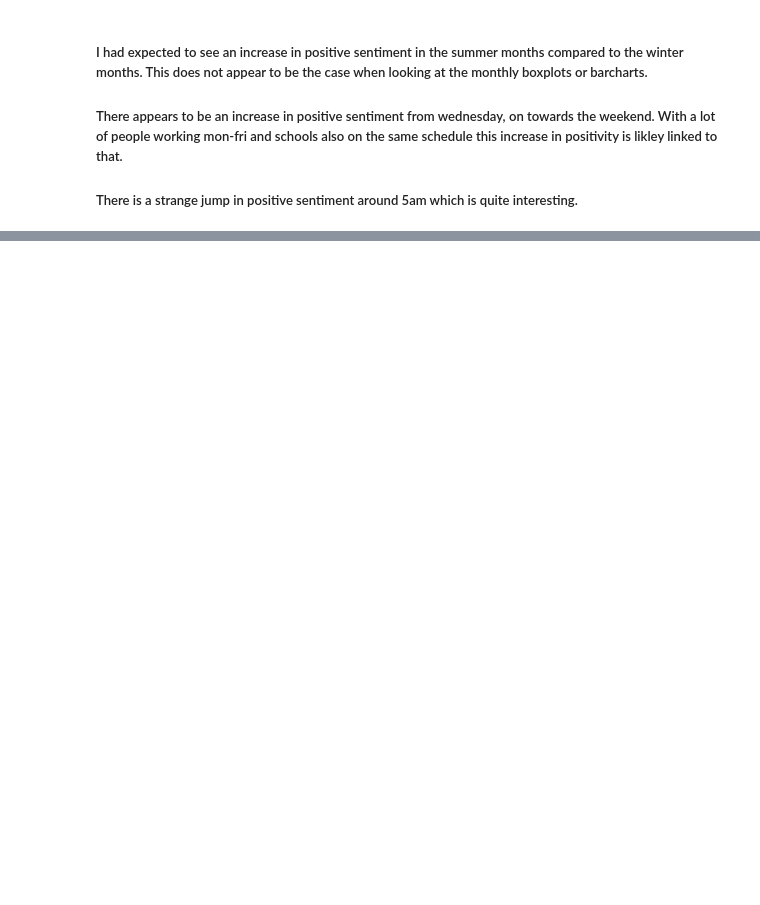
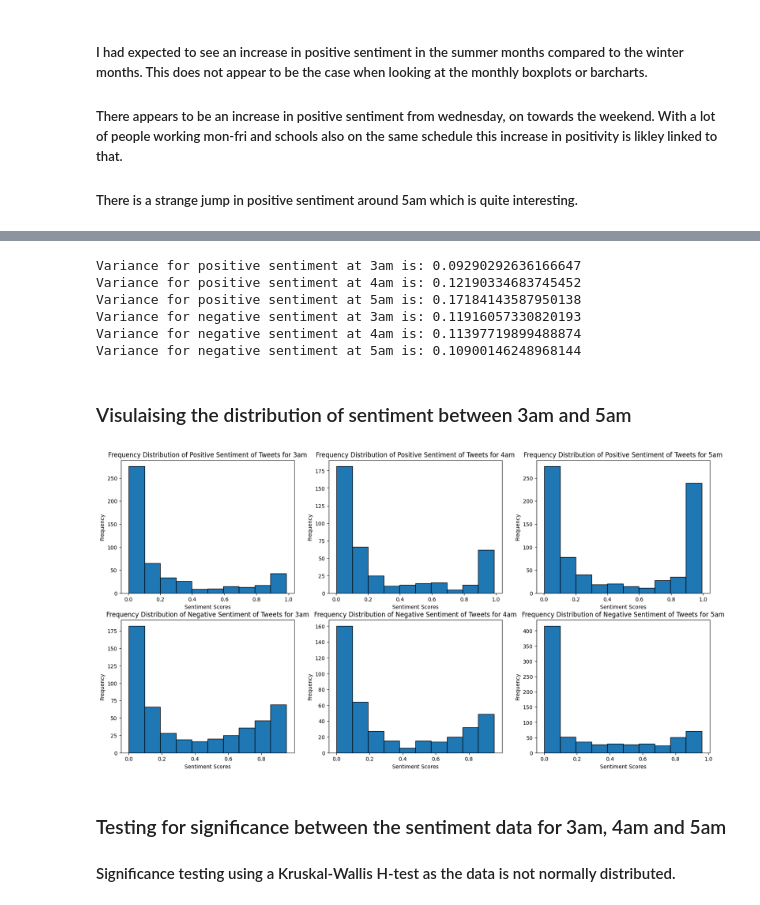
Before and after one commit to christywastaken/twitter-sentiment-analysis, a Jupyter notebook: twitter_sentiment_analysis.ipynb, the cells around one changed output, grey strips where cells are left out. Drawn from its saved outputs; the diff is of its cells as text; code cells hidden in the pictures; blank space fills up the shorter version.

```diff
--- a/twitter_sentiment_analysis.ipynb
+++ b/twitter_sentiment_analysis.ipynb
@@ -584,0 +359,16 @@ Error at index:39284 | Error: The expanded size of the tensor (605) must match t
+# %%
+# Testing for normality
+from scipy.stats import shapiro
+alpha = 0.05
+sentiment_list = ['positive', 'negative']
+period_list = [3,4,5]
+for sentiment in sentiment_list:
+    for period in period_list:
+        df = filtered_hour_only_df[filtered_hour_only_df['hour'] == period]
+        sentiment_data = df[sentiment]
+        test_result = shapiro(sentiment_data)
+        print(f'Shapiro-Wilk Test for {sentiment.capitalize()} sentiment at {str(period)} AM: ', test_result)
+        if test_result.pvalue < alpha:
+            print(f'{sentiment.capitalize()} Sentiment Data for {str(period)}am does not follow a normal distribution\n')
+        else:
+            print(f'{sentiment.capitalize()} Sentiment Data for {str(period)}am does follow a normal distribution.\n')
@@ -584,0 +393,39 @@ Error at index:39284 | Error: The expanded size of the tensor (605) must match t
+# %%
+# Calculating variance.
+sentiment_list = ['positive', 'negative']
+period_list = [3,4,5]
+for sentiment in sentiment_list:
+    for period in period_list:
+        df = filtered_hour_only_df[filtered_hour_only_df['hour'] == period]
+        sentiment_data = df[sentiment]
+        variance = np.var(sentiment_data, ddof=0)
+        print(f'Variance for {sentiment} sentiment at {period}am is: {variance}')
+# %% [output]
+Variance for positive sentiment at 3am is: 0.09290292636166647
+Variance for positive sentiment at 4am is: 0.12190334683745452
+Variance for positive sentiment at 5am is: 0.17184143587950138
+Variance for negative sentiment at 3am is: 0.11916057330820193
+Variance for negative sentiment at 4am is: 0.11397719899488874
+Variance for negative sentiment at 5am is: 0.10900146248968144
+# %% [markdown]
+### Visulaising the distribution of sentiment between 3am and 5am
+# %%
+
+fig, axes = plt.subplots(2,3,figsize=(20,10))
+sentiment_list = ['positive', 'negative']
+period_list = [3,4,5]
+i = 0
+
+for row, sentiment in enumerate(sentiment_list):
+    for col, period in enumerate(period_list):
+        df = filtered_hour_only_df[filtered_hour_only_df['hour'] == period]
+        axes[row, col].hist(df[sentiment], bins=10, edgecolor='black')
+        axes[row, col].set_title(f'Frequency Distribution of {sentiment.capitalize()} Sentiment of Tweets for {str(period)}am')
+        axes[row, col].set_ylabel('Frequency')
+        axes[row, col].set_xlabel('Sentiment Scores')
+# %% [output]
+[figure, added]
+# %% [markdown]
+### Testing for significance between the sentiment data for 3am, 4am and 5am
+
+#### Significance testing using a Kruskal-Wallis H-test as the data is not normally distributed.
```
Also changed, not shown: parts of 33 cells of this notebook, 1 other file.
